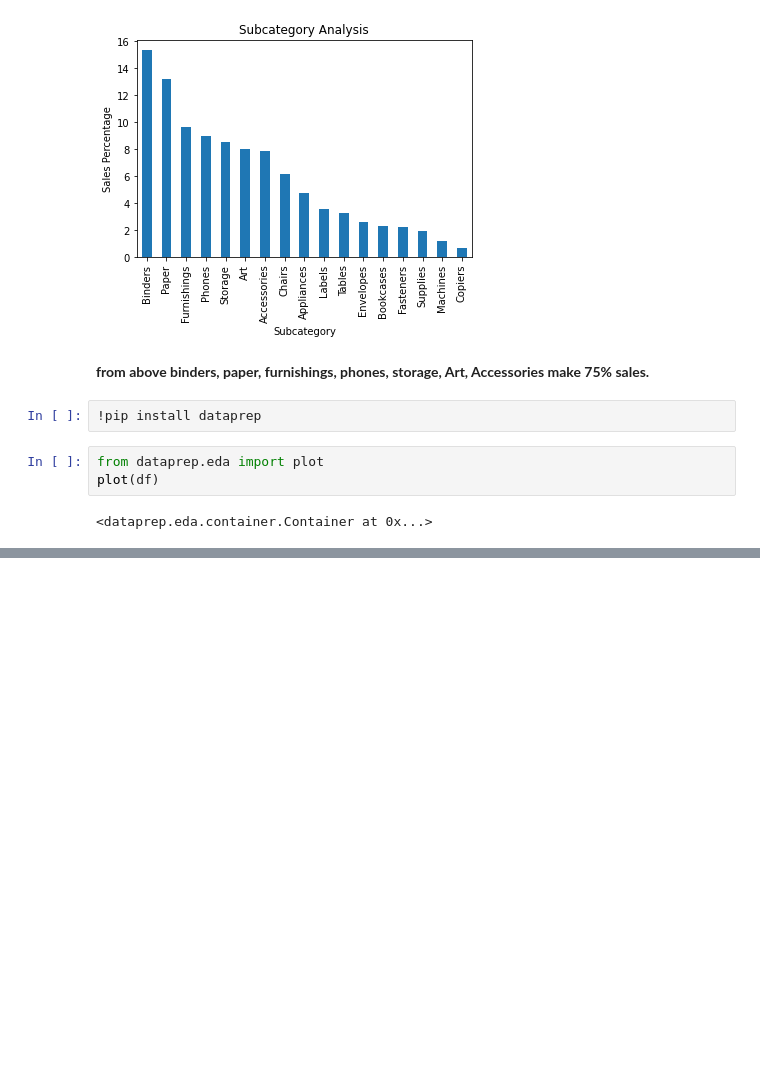
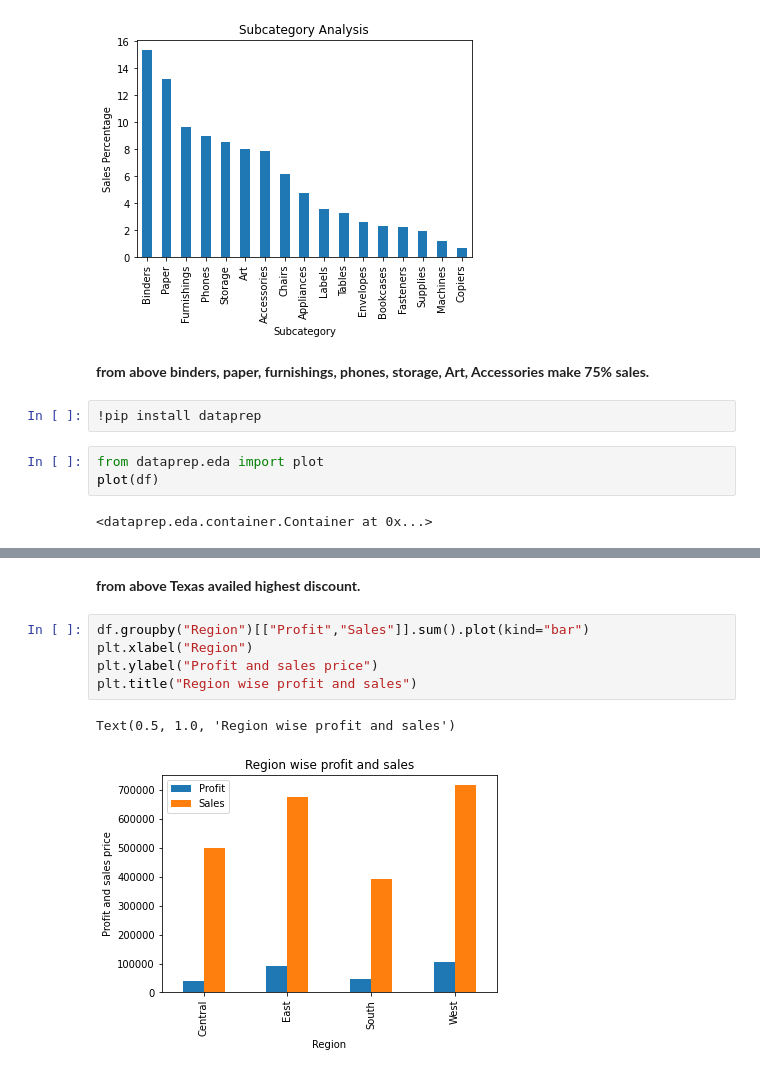
Before and after one commit to hetshah13/THE-SPARK-FOUNDATION-INTERNSHIP, a Jupyter notebook: Task3.ipynb, the cells around one changed output, grey strips where cells are left out. Saved outputs shown, nothing was run; the diff lists cells and outputs as text; blank space fills up the shorter version.

```diff
--- a/Task3.ipynb
+++ b/Task3.ipynb
@@ -306,0 +346,10 @@ plot(df)
+# %% [markdown]
+**from above Texas availed highest discount.**
+# %%
+df.groupby("Region")[["Profit","Sales"]].sum().plot(kind="bar")
+plt.xlabel("Region")
+plt.ylabel("Profit and sales price")
+plt.title("Region wise profit and sales")
+# %% [output]
+Text(0.5, 1.0, 'Region wise profit and sales')
+[figure, added]
```
Also changed, not shown: parts of 14 cells of this notebook.
